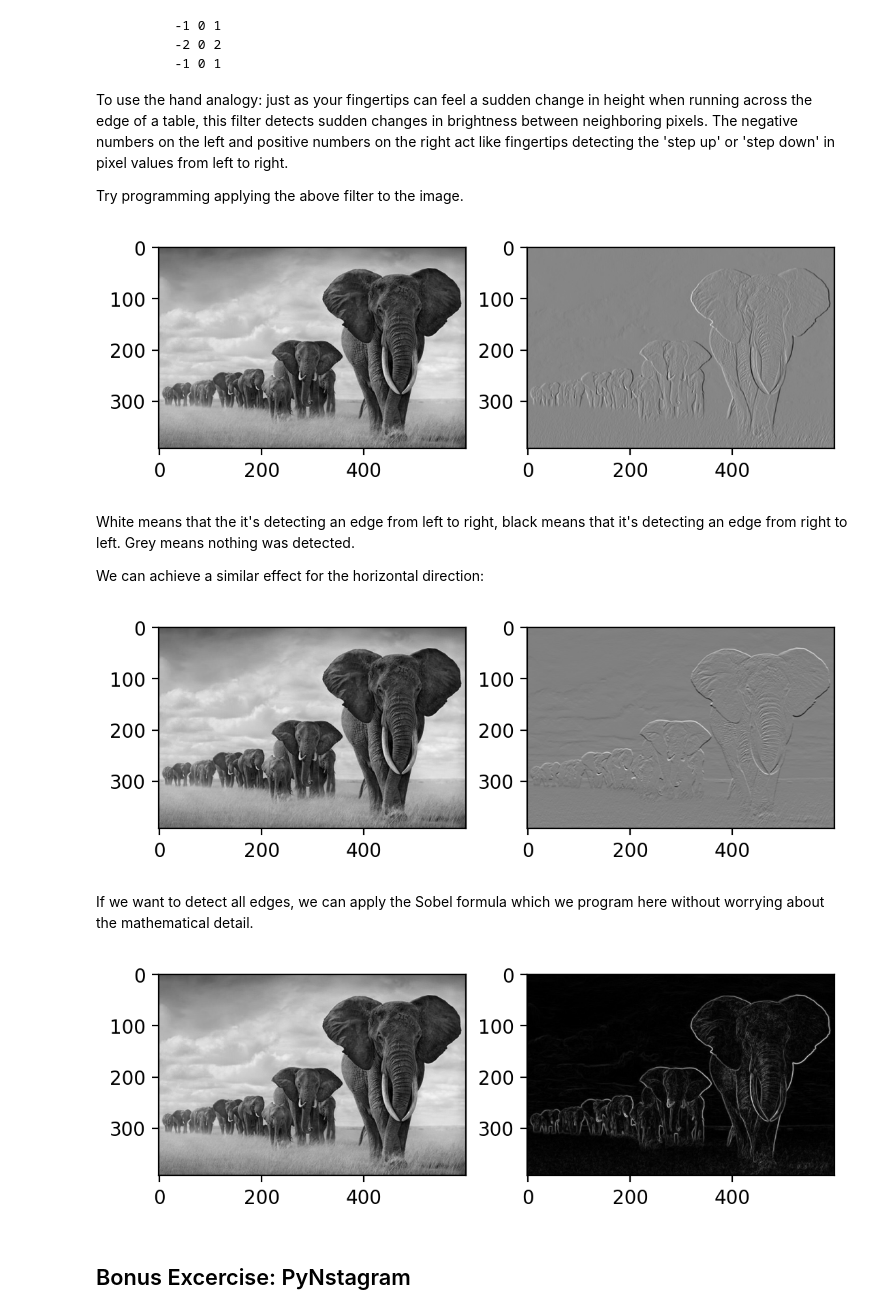
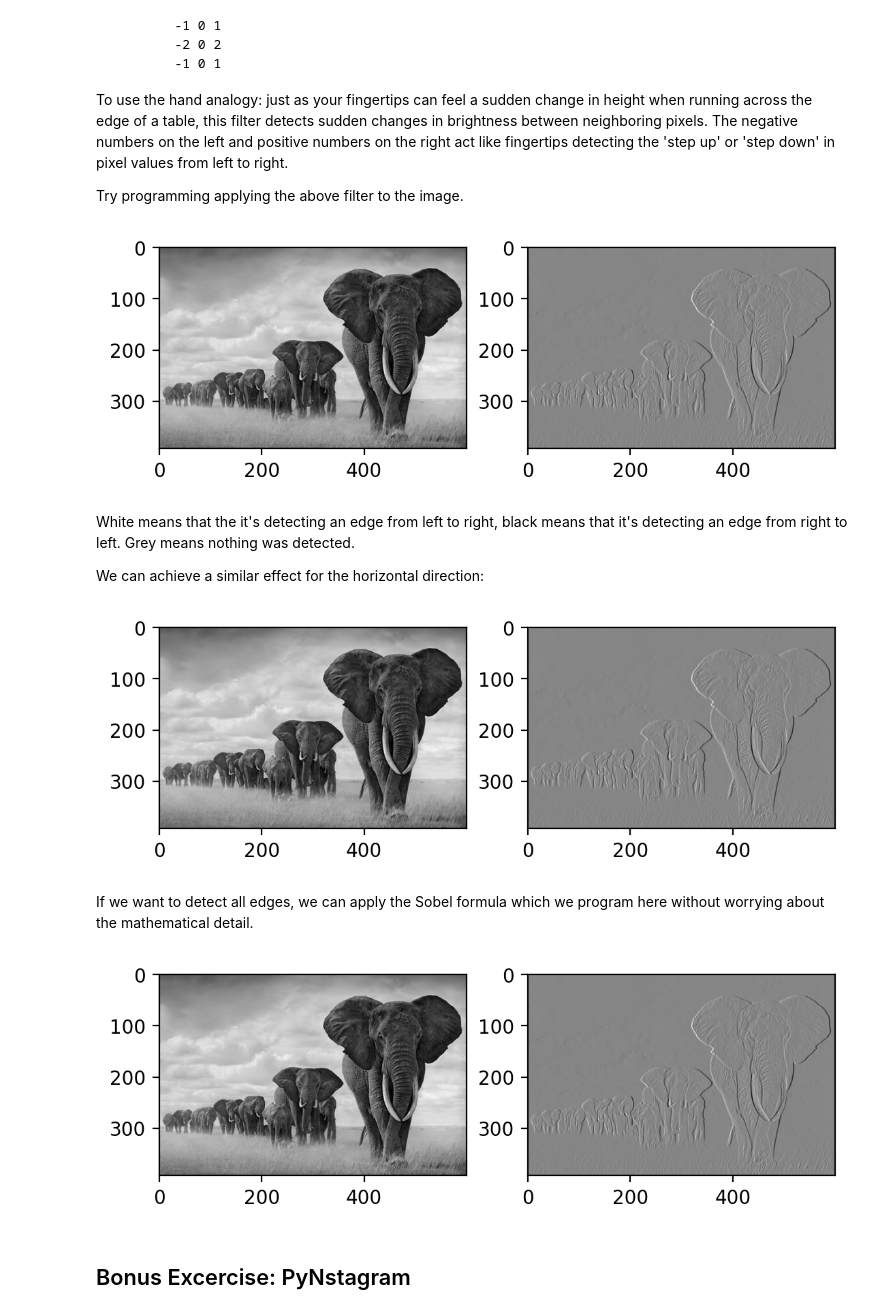
Before and after one commit to ciri/iese-dsfb-mim, a Jupyter notebook: notebooks/110-ComputerVision.ipynb, the cells around one changed output. Saved outputs shown, nothing was run; the diff lists cells and outputs as text; code cells hidden in the pictures.

```diff
--- a/notebooks/110-ComputerVision.ipynb
+++ b/notebooks/110-ComputerVision.ipynb
@@ -21,7 +21,7 @@ import requests
 %matplotlib inline
 
 # Load the image in a numpy array.
-url = 'https://raw.githubusercontent.com/ciri/iese-dsfb-mim/main/images/elephants.jpg'
+url = 'https://raw.githubusercontent.com/ciri/iese-dsfb/main/images/elephants.jpg'
 raw_image = cv2.imdecode(np.frombuffer(requests.get(url).content, np.uint8), cv2.IMREAD_COLOR)
 im = cv2.cvtColor(raw_image, cv2.COLOR_BGR2GRAY)
 plt.imshow(im, cmap='gray', vmin=0, vmax=255)
@@ -124,43 +118,43 @@ Try programming applying the above filter to the image.
 # %%
 from scipy.signal import convolve2d
 
-weight_edge_hor = np.array([
+weight_edge_ver = np.array([
     [-1,0,1],
     [-2,0,2],
     [-1,0,1]
 ])
 
-im_edge_hor = convolve2d(im, weight_edge_hor, mode='same')
-plot_side_by_side(im,im_edge_hor);
+im_edge_ver = convolve2d(im, weight_edge_ver, mode='same')
+plot_side_by_side(im,im_edge_ver);
 # %% [output]
-[figure, old version]
+[figure, new version]
 # %% [markdown]
 White means that the it's detecting an edge from left to right, black means that it's detecting an edge from right to left. Grey means nothing was detected.
 
 We can achieve a similar effect for the horizontal direction:
 # %%
 from scipy.signal import convolve2d
-weight_edge_ver = [
+weight_edge_hor = [
     [-1,-2,-1],
     [ 0, 0, 0],
     [ 1, 2, 1]
 ]
 
 # alternatively:
-weight_edge_ver = np.array(weight_edge_hor).T
+weight_edge_hor = np.array(weight_edge_hor).T
 
-im_edge_ver = convolve2d(im, weight_edge_ver, mode='same')
-plot_side_by_side(im,im_edge_ver);
+im_edge_hor = convolve2d(im, weight_edge_hor, mode='same')
+plot_side_by_side(im,im_edge_hor);
 # %% [output]
-[figure, old version]
+[figure, new version]
 # %% [markdown]
 If we want to detect all edges, we can apply the Sobel formula which we program here without worrying about the mathematical detail.
 # %%
-im_edge = np.sqrt(im_edge_hor**2 + im_edge_ver**2)
+im_edge = (im_edge_hor + im_edge_ver)
 
 plot_side_by_side(im,im_edge);
 # %% [output]
-[figure, old version]
+[figure, new version]
 # %% [markdown]
 ## Bonus Excercise: PyNstagram
 # %% [markdown]
```
Also changed, not shown: parts of 18 cells of this notebook, 45 other files.
